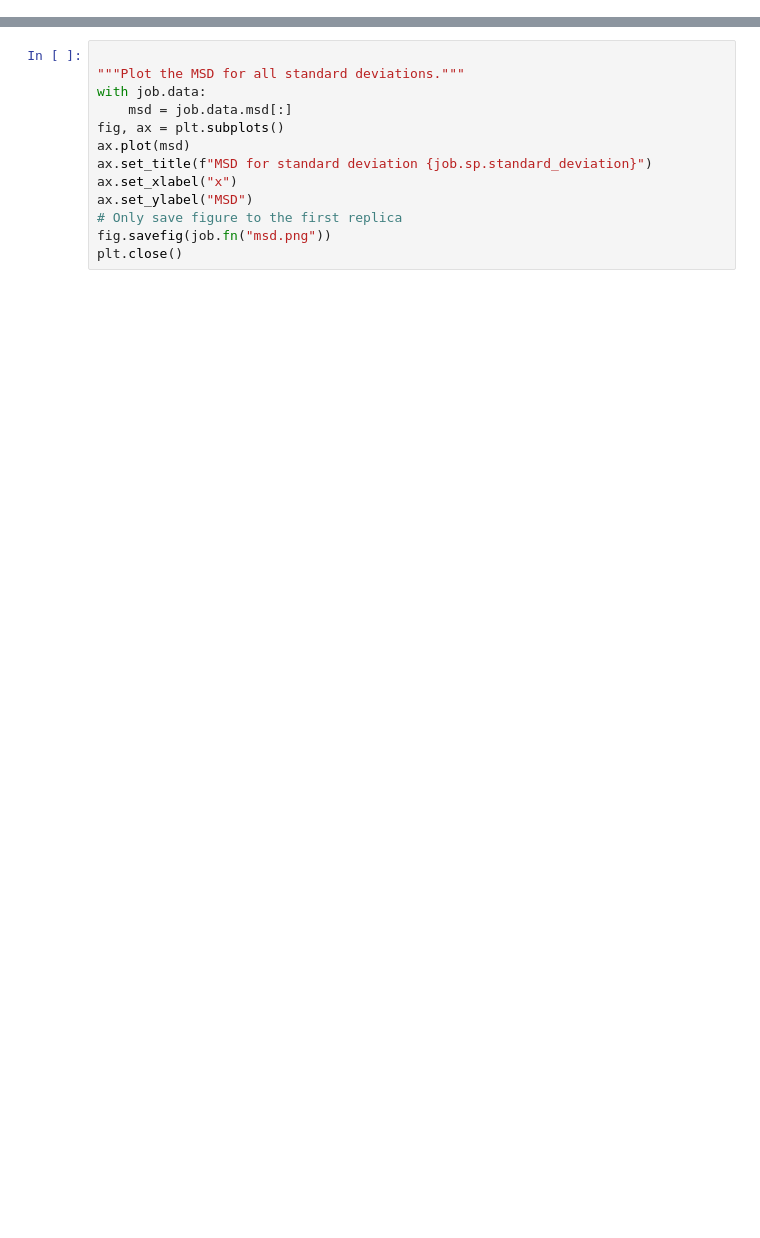
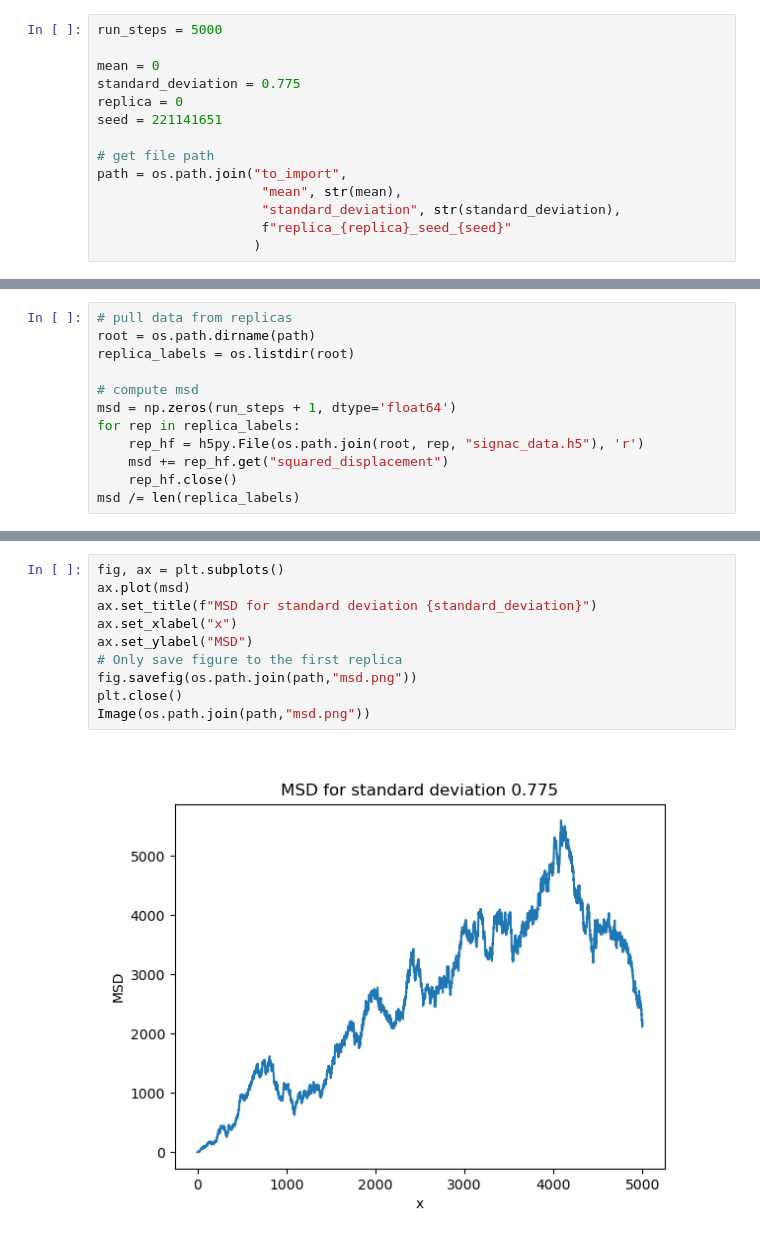
Before and after one commit to glotzerlab/signac-workshop, a Jupyter notebook: workflow.ipynb, the cells around one changed output, grey strips where cells are left out. Drawn from its saved outputs; the diff is of its cells as text; blank space fills up the shorter version.

Commit message:
Add files to import

```diff
--- a/workflow.ipynb
+++ b/workflow.ipynb
@@ -14,0 +17,14 @@ standard_deviation =
+# %%
+run_steps = 5000
+
+mean = 0
+standard_deviation = 0.775
+replica = 0
+seed = 221141651
+
+# get file path
+path = os.path.join("to_import",
+                     "mean", str(mean),
+                     "standard_deviation", str(standard_deviation),
+                     f"replica_{replica}_seed_{seed}"
+                    )
@@ -75,0 +59,12 @@ def compute_mean_squared_displacement(*jobs):
+# %%
+# pull data from replicas
+root = os.path.dirname(path)
+replica_labels = os.listdir(root)
+
+# compute msd
+msd = np.zeros(run_steps + 1, dtype='float64')
+for rep in replica_labels:
+    rep_hf = h5py.File(os.path.join(root, rep, "signac_data.h5"), 'r')
+    msd += rep_hf.get("squared_displacement")
+    rep_hf.close()
+msd /= len(replica_labels)
@@ -76,13 +83,12 @@ def compute_mean_squared_displacement(*jobs):
 # %%
-
-"""Plot the MSD for all standard deviations."""
-with job.data:
-    msd = job.data.msd[:]
 fig, ax = plt.subplots()
 ax.plot(msd)
-ax.set_title(f"MSD for standard deviation {job.sp.standard_deviation}")
+ax.set_title(f"MSD for standard deviation {standard_deviation}")
 ax.set_xlabel("x")
 ax.set_ylabel("MSD")
 # Only save figure to the first replica
-fig.savefig(job.fn("msd.png"))
+fig.savefig(os.path.join(path,"msd.png"))
 plt.close()
+Image(os.path.join(path,"msd.png"))
+# %% [output]
+[figure, added]
```
Also changed, not shown: parts of 25 cells of this notebook, 26 other files.
